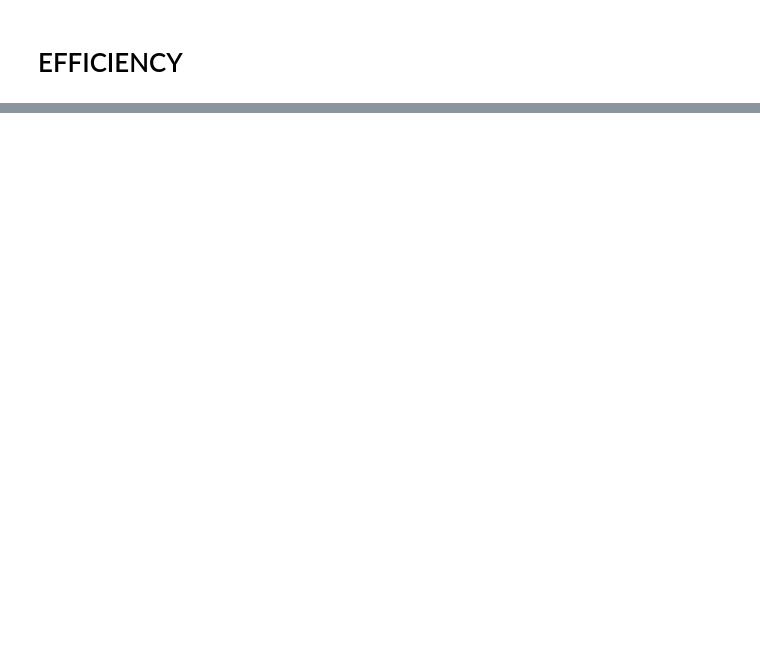
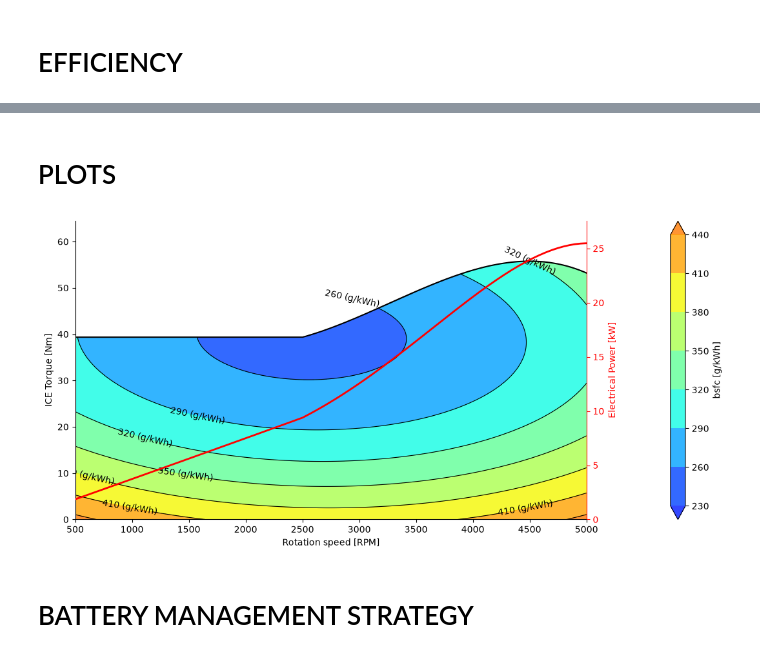
Before and after one commit to tomBeauve/MECA0527_Homeworks, a Jupyter notebook: homework2/HW2.ipynb, the cells around one changed output, grey strips where cells are left out. Saved outputs shown, nothing was run; the diff lists cells and outputs as text; code cells hidden in the pictures; blank space fills up the shorter version.

```diff
--- a/homework2/HW2.ipynb
+++ b/homework2/HW2.ipynb
@@ -215,0 +308,43 @@ plt.show()
+# %% [markdown]
+# PLOTS
+# %%
+fig, ax = plt.subplots(figsize=(14, 6))
+ax2 = ax.twinx()                             # axe de droite = puissance
+
+# Cartographie de rendement (axe couple)
+levels = np.arange(230, 450, 30)
+cf = ax.contourf(rpm_grid_ice, T_grid_ice, bsfc, levels=levels, cmap=cmap_eff, alpha=0.8, extend='both')
+cs = ax.contour(rpm_grid_ice, T_grid_ice, bsfc, levels=levels, colors='k', linewidths=0.8, alpha=1)
+ax.clabel(cs, inline=True, fontsize=10, fmt='%1.0f (g/kWh)')
+
+# Courbe de couple + masque blanc au-dessus
+ax.plot(omega_ice / (2 * np.pi) * 60, C_final, color='black', linewidth=4)
+ax.fill_between(omega_ice / (2 * np.pi) * 60, C_final, 500, color='white', zorder=2)
+
+# Courbe de puissance (axe de droite)
+ax2.plot(omega_ice / (2 * np.pi) * 60, P_el*10**-3, color='red', linewidth=2)
+
+# Limites
+ax.set_xlim(500, 5000)
+ax.set_ylim(0, np.max(C_final) * 1.15)
+ax2.set_ylim(0, np.max(P_el) * 10**-3 * 1.08)
+
+# Labels
+ax.set_xlabel('Rotation speed [RPM]')
+ax.set_ylabel('ICE Torque [Nm]')
+ax2.set_ylabel('Electrical Power [kW]', color='red')
+ax2.tick_params(axis='y', colors='red')
+
+# Spines
+ax.spines[['top', 'right']].set_visible(False)
+ax2.spines[['top', 'left', 'bottom']].set_visible(False)
+ax2.spines['right'].set_color('red')
+
+# Colorbar décalée pour ne pas chevaucher l'axe de puissance
+fig.colorbar(cf, ax=ax, pad=0.12, label=r'bsfc [g/kWh]')
+
+plt.show()
+# %% [output]
+[figure, added]
+# %% [markdown]
+# BATTERY MANAGEMENT STRATEGY
```
Also changed, not shown: parts of 15 cells of this notebook.
